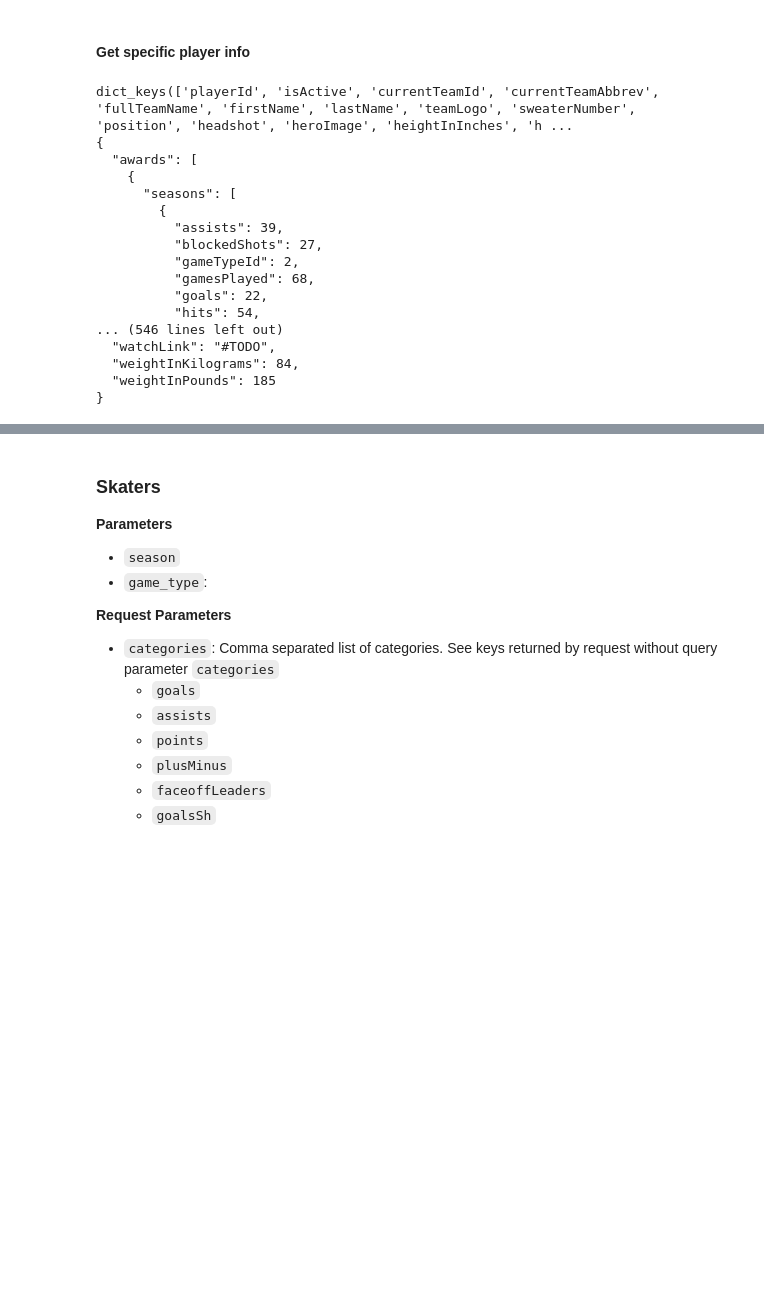
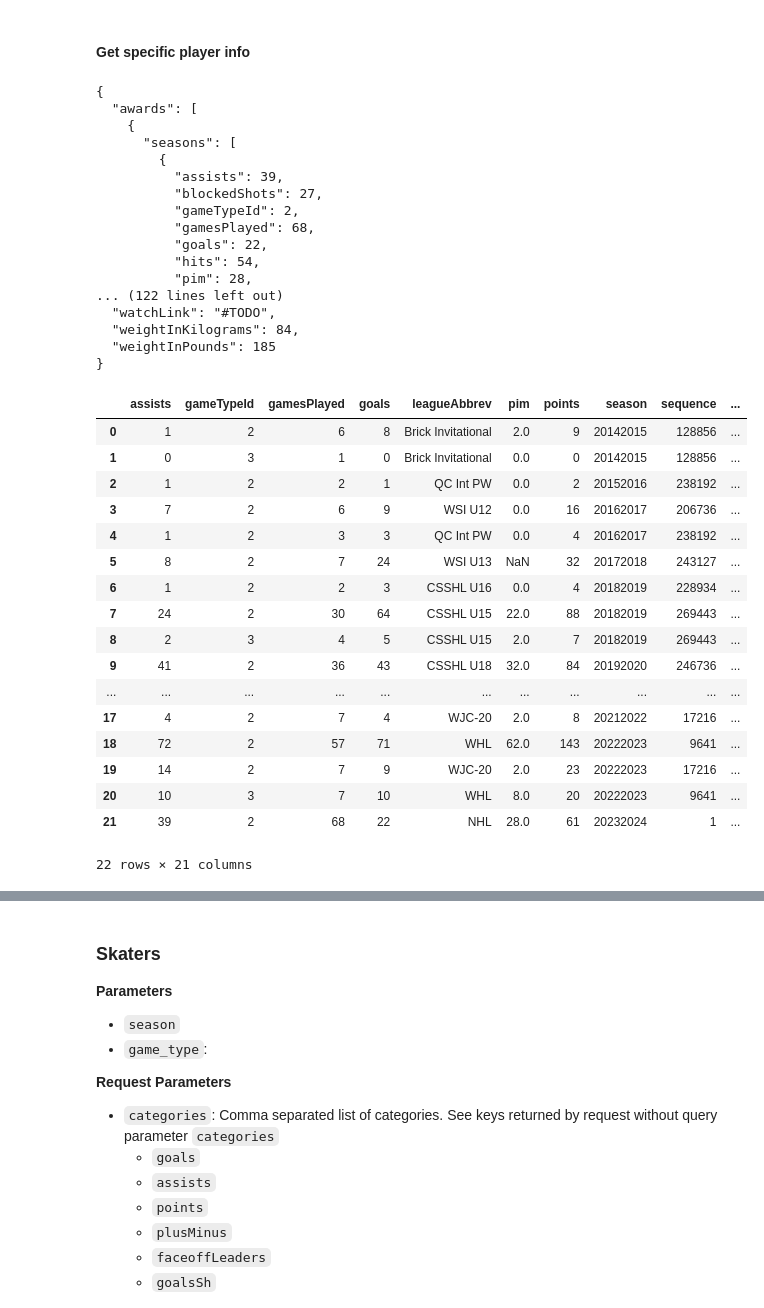
Before and after one commit to trxe/NHL-API-Reference, a Jupyter notebook: api-web.ipynb, the cells around one changed output, grey strips where cells are left out. Cells and saved outputs as stored; diff of their text form; code cells hidden in the pictures; blank space fills up the shorter version.

Commit message:
Add more tables

```diff
--- a/api-web.ipynb
+++ b/api-web.ipynb
@@ -114,10 +114,11 @@ pprint(requests.get(f'{BASE_URL_API}/v1/player/{player}/game-log/now').json())
 #### Get specific player info
 # %%
 player=8484144
-pprint(requests.get(f'{BASE_URL_API}/v1/player/{player}/landing').json(), keys_only=True)
-pprint(requests.get(f'{BASE_URL_API}/v1/player/{player}/landing').json(), blacklist=['currentTeamRoster'])
+pprint(requests.get(f'{BASE_URL_API}/v1/player/{player}/landing').json(), blacklist=['currentTeamRoster', 'seasonTotals', 'last5Games'])
+
+import pandas as pd
+res = requests.get(f'{BASE_URL_API}/v1/player/{player}/landing').json()
 # %% [output]
-dict_keys(['playerId', 'isActive', 'currentTeamId', 'currentTeamAbbrev', 'fullTeamName', 'firstName', 'lastName', 'teamLogo', 'sweaterNumber', 'position', 'headshot', 'heroImage', 'heightInInches', 'h ...
 {
   "awards": [
     {
@@ -129,8 +130,30 @@ dict_keys(['playerId', 'isActive', 'currentTeamId', 'currentTeamAbbrev', 'fullTe
           "gamesPlayed": 68,
           "goals": 22,
           "hits": 54,
-... (546 lines left out)
+          "pim": 28,
+... (122 lines left out)
   "watchLink": "#TODO",
   "weightInKilograms": 84,
   "weightInPounds": 185
 }
+# %%
+pd.DataFrame(res['seasonTotals'])
+# %% [output]
+|  | assists | gameTypeId | gamesPlayed | goals | leagueAbbrev | pim | points | season | sequence | ... |
+| 0 | 1 | 2 | 6 | 8 | Brick Invitational | 2.0 | 9 | 20142015 | 128856 | ... |
+| 1 | 0 | 3 | 1 | 0 | Brick Invitational | 0.0 | 0 | 20142015 | 128856 | ... |
+| 2 | 1 | 2 | 2 | 1 | QC Int PW | 0.0 | 2 | 20152016 | 238192 | ... |
+| 3 | 7 | 2 | 6 | 9 | WSI U12 | 0.0 | 16 | 20162017 | 206736 | ... |
+| 4 | 1 | 2 | 3 | 3 | QC Int PW | 0.0 | 4 | 20162017 | 238192 | ... |
+| 5 | 8 | 2 | 7 | 24 | WSI U13 | NaN | 32 | 20172018 | 243127 | ... |
+| 6 | 1 | 2 | 2 | 3 | CSSHL U16 | 0.0 | 4 | 20182019 | 228934 | ... |
+| 7 | 24 | 2 | 30 | 64 | CSSHL U15 | 22.0 | 88 | 20182019 | 269443 | ... |
+| 8 | 2 | 3 | 4 | 5 | CSSHL U15 | 2.0 | 7 | 20182019 | 269443 | ... |
+| 9 | 41 | 2 | 36 | 43 | CSSHL U18 | 32.0 | 84 | 20192020 | 246736 | ... |
+| ... | ... | ... | ... | ... | ... | ... | ... | ... | ... | ... |
+| 17 | 4 | 2 | 7 | 4 | WJC-20 | 2.0 | 8 | 20212022 | 17216 | ... |
+| 18 | 72 | 2 | 57 | 71 | WHL | 62.0 | 143 | 20222023 | 9641 | ... |
+| 19 | 14 | 2 | 7 | 9 | WJC-20 | 2.0 | 23 | 20222023 | 17216 | ... |
+| 20 | 10 | 3 | 7 | 10 | WHL | 8.0 | 20 | 20222023 | 9641 | ... |
+| 21 | 39 | 2 | 68 | 22 | NHL | 28.0 | 61 | 20232024 | 1 | ... |
+22 rows × 21 columns
```
Also changed, not shown: parts of 31 cells of this notebook.
